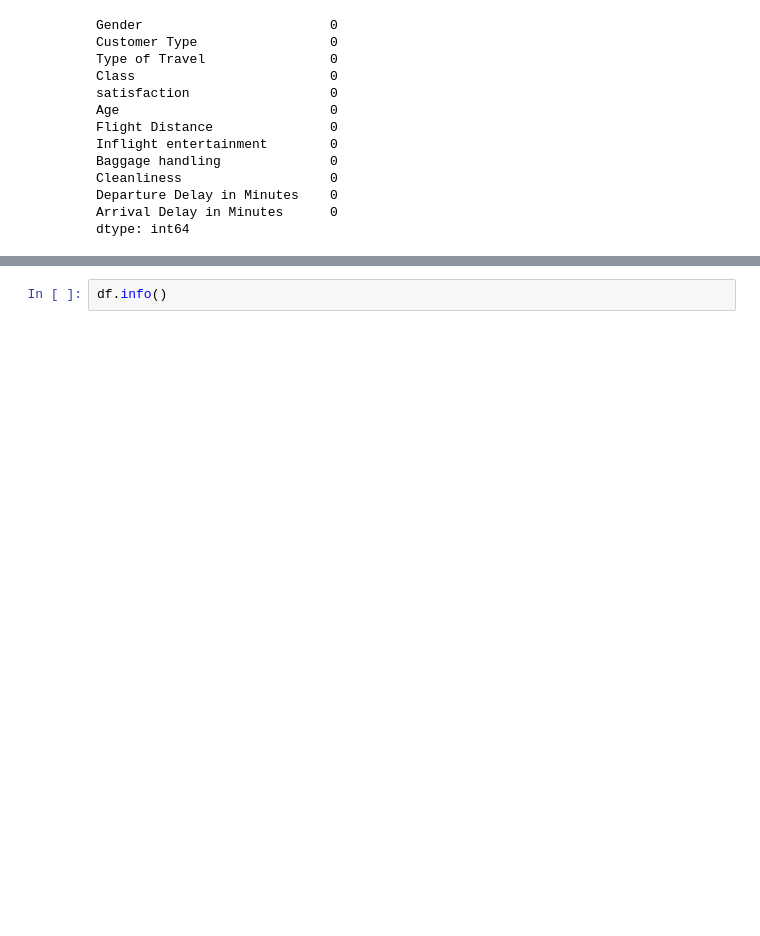
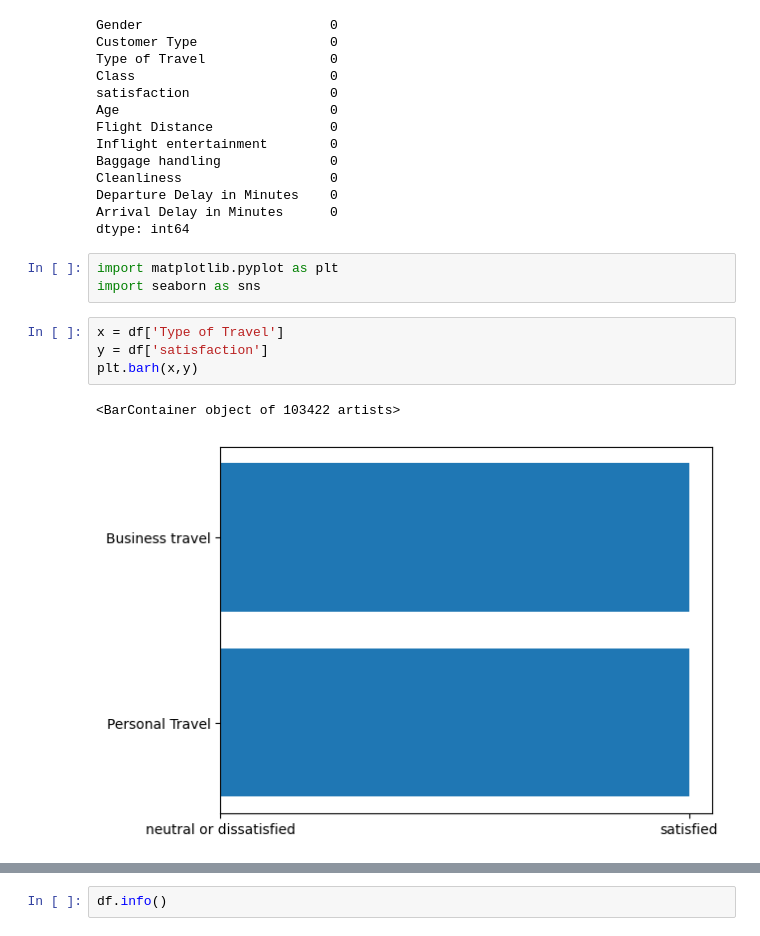
Before and after one commit to Ritika-Gauttam/Summer-2026, a Jupyter notebook: Machine Learning/Project/Customer_Satisfaction/cust_satisfation_prediction.ipynb, the cells around one changed output, grey strips where cells are left out. Saved outputs shown, nothing was run; the diff lists cells and outputs as text; blank space fills up the shorter version.

```diff
--- a/Machine Learning/Project/Customer_Satisfaction/cust_satisfation_prediction.ipynb
+++ b/Machine Learning/Project/Customer_Satisfaction/cust_satisfation_prediction.ipynb
@@ -92,3 +92,13 @@ Cleanliness                   0
 Departure Delay in Minutes    0
 Arrival Delay in Minutes      0
 dtype: int64
+# %%
+import matplotlib.pyplot as plt
+import seaborn as sns
+# %%
+x = df['Type of Travel']
+y = df['satisfaction']
+plt.barh(x,y)
+# %% [output]
+<BarContainer object of 103422 artists>
+[figure, added]
```
Also changed, not shown: parts of 7 cells of this notebook, 5 other files.
